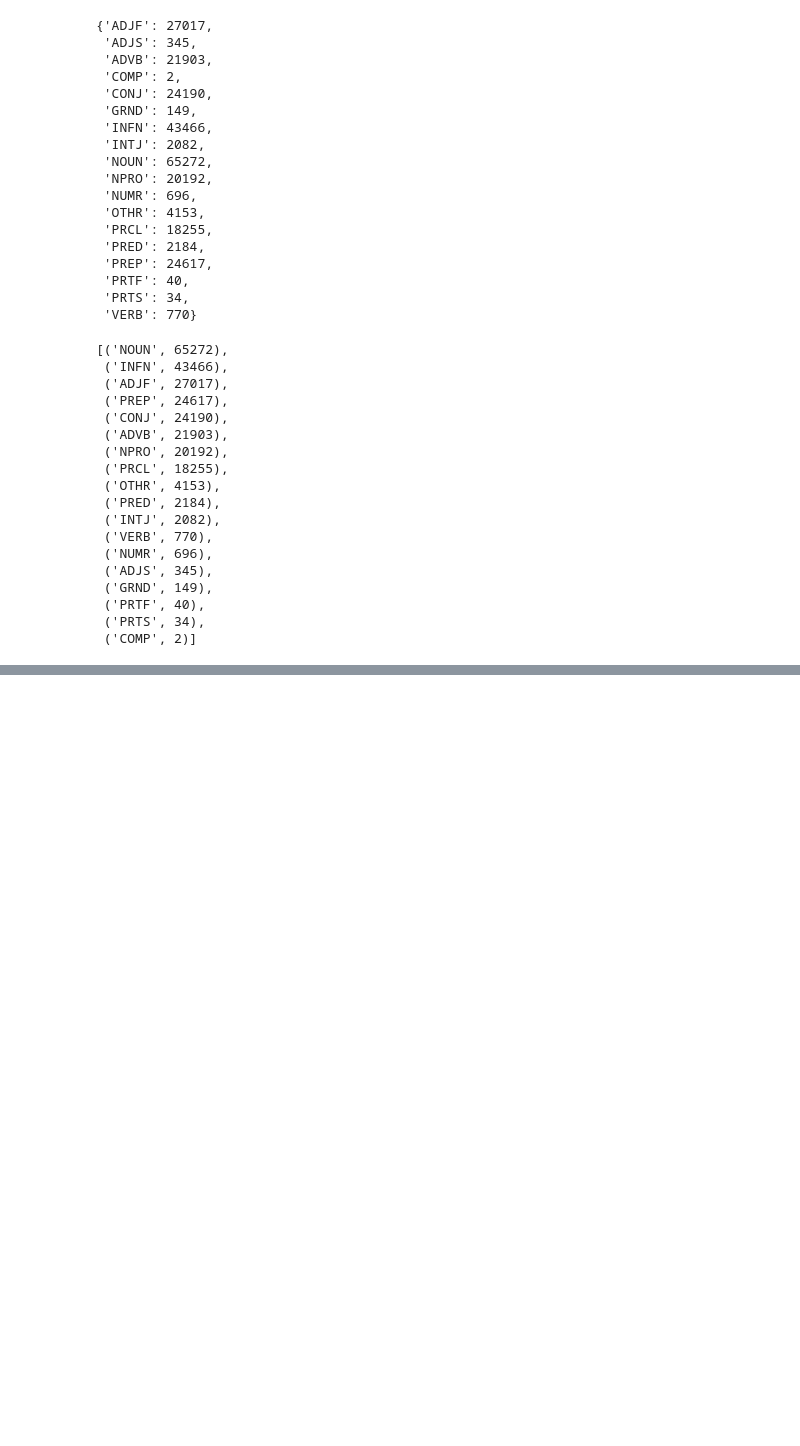
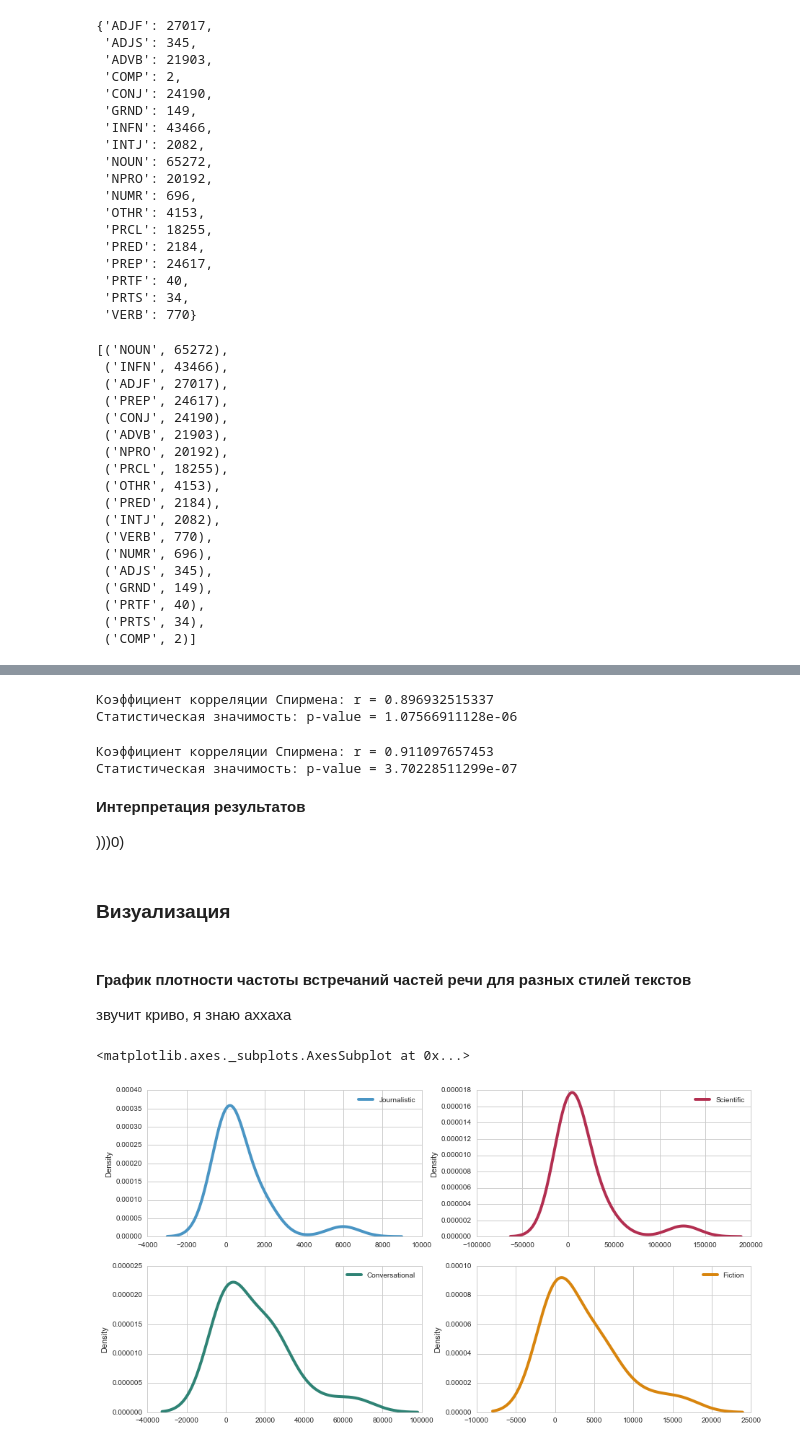
Before and after one commit to dbulgakov/HSE_DataMiningHW, a Jupyter notebook: Practical ML/Homeworks/Solutions/HW1/HW1.ipynb, the cells around one changed output, grey strips where cells are left out. Saved outputs shown, nothing was run; the diff lists cells and outputs as text; code cells hidden in the pictures; blank space fills up the shorter version.

```diff
--- a/Practical ML/Homeworks/Solutions/HW1/HW1.ipynb
+++ b/Practical ML/Homeworks/Solutions/HW1/HW1.ipynb
@@ -475,0 +488,21 @@ sorted(c_dict.items(), key = itemgetter(1), reverse = True)
+# %%
+#превращаем в датафреймы
+f_df = pd.DataFrame([f_dict]).T
+f_df.rename(columns = {0:'Fiction'}, inplace = True)
+
+j_df = pd.DataFrame([j_dict]).T
+j_df.rename(columns = {0:'Journalistic'}, inplace = True)
+
+s_df = pd.DataFrame([s_dict]).T
+s_df.rename(columns = {0:'Scientific'}, inplace = True)
+
+c_df = pd.DataFrame([c_dict]).T
+c_df.rename(columns = {0:'Conversational'}, inplace = True)
+# %%
+#кароче в этих текстах есть по 2 компаратива, а в остальных нет, надо будет добавить в них 0, но я пока просто дропнула
+s_df.drop(['COMP'], inplace=True)
+c_df.drop(['COMP'], inplace=True)
+#соединяем все в один датафрейм
+df1 = s_df.join(c_df)
+df2 = f_df.join(j_df)
+df = df1.join(df2)
@@ -475,0 +561,34 @@ sorted(c_dict.items(), key = itemgetter(1), reverse = True)
+# %%
+spearman = spearmanr(np.array(df['Fiction']), np.array(df['Journalistic']))
+print(str('Коэффициент корреляции Спирмена: r = ') + str(spearman[0]) + '\n' +
+      str('Статистическая значимость: p-value = ') + str(spearman[1]))
+# %% [output]
+Коэффициент корреляции Спирмена: r = 0.896932515337
+Статистическая значимость: p-value = 1.07566911128e-06
+# %%
+spearman = spearmanr(np.array(df['Scientific']), np.array(df['Fiction']))
+print(str('Коэффициент корреляции Спирмена: r = ') + str(spearman[0]) + '\n' +
+      str('Статистическая значимость: p-value = ') + str(spearman[1]))
+# %% [output]
+Коэффициент корреляции Спирмена: r = 0.911097657453
+Статистическая значимость: p-value = 3.70228511299e-07
+# %% [markdown]
+**Интерпретация результатов**
+
+)))0)
+# %% [markdown]
+###  Визуализация
+# %% [markdown]
+####  График плотности частоты встречаний частей речи для разных стилей текстов
+
+звучит криво, я знаю аххаха
+# %%
+fig, axes = plt.subplots(nrows=2, ncols=2, figsize=(15, 8))
+
+j_df.plot(ax=axes[0,0], kind='kde', color='#4A95C4', linewidth= 4)
+s_df.plot(ax=axes[0,1], kind='kde', color='#B22E50', linewidth= 4)
+c_df.plot(ax=axes[1,0], kind='kde', color='#2F8375', linewidth= 4)
+f_df.plot(ax=axes[1,1], kind='kde', color='#D8850E', linewidth= 4)
+# %% [output]
+<matplotlib.axes._subplots.AxesSubplot at 0x...>
+[figure, added]
```
Also changed, not shown: parts of 22 cells of this notebook.
